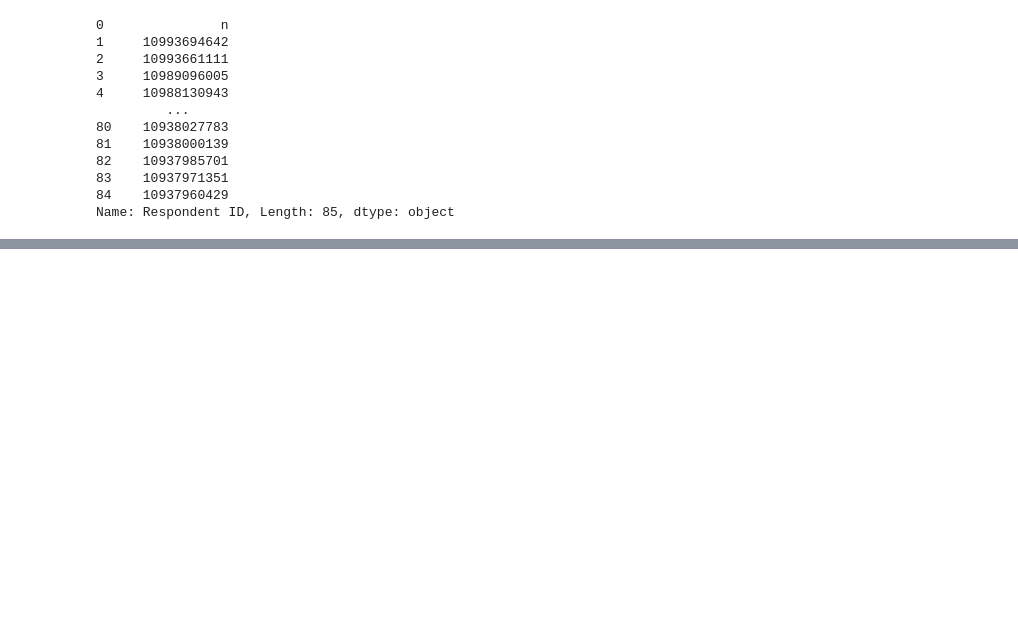
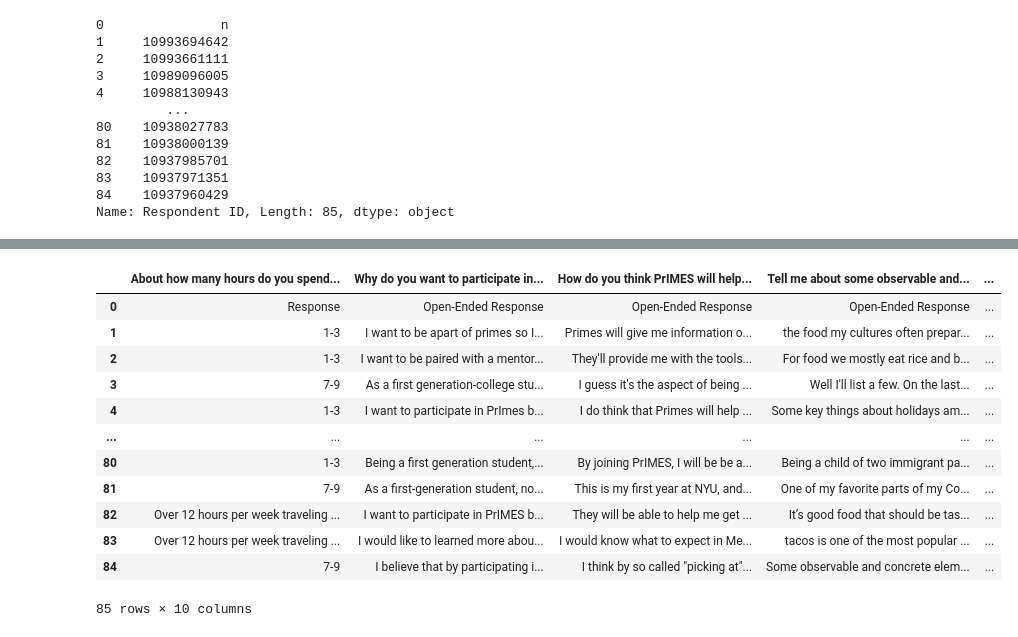
Before and after one commit to primesdev/assessment-grader, a Jupyter notebook: notebooks/survey-monkey-notebook.ipynb, the cells around one changed output, grey strips where cells are left out. Saved outputs shown, nothing was run; the diff lists cells and outputs as text; code cells hidden in the pictures; blank space fills up the shorter version.

```diff
--- a/notebooks/survey-monkey-notebook.ipynb
+++ b/notebooks/survey-monkey-notebook.ipynb
@@ -162,0 +217,16 @@ pandas.core.frame.DataFrame
+# %%
+data.iloc[:,20:30]
+# %% [output]
+|  | About how many hours do you spend... | Why do you want to participate in... | How do you think PrIMES will help... | Tell me about some observable and... | ... |
+| 0 | Response | Open-Ended Response | Open-Ended Response | Open-Ended Response | ... |
+| 1 | 1-3 | I want to be apart of primes so I... | Primes will give me information o... | the food my cultures often prepar... | ... |
+| 2 | 1-3 | I want to be paired with a mentor... | They'll provide me with the tools... | For food we mostly eat rice and b... | ... |
+| 3 | 7-9 | As a first generation-college stu... | I guess it's the aspect of being ... | Well I'll list a few. On the last... | ... |
+| 4 | 1-3 | I want to participate in PrImes b... | I do think that Primes will help ... | Some key things about holidays am... | ... |
+| ... | ... | ... | ... | ... | ... |
+| 80 | 1-3 | Being a first generation student,... | By joining PrIMES, I will be be a... | Being a child of two immigrant pa... | ... |
+| 81 | 7-9 | As a first-generation student, no... | This is my first year at NYU, and... | One of my favorite parts of my Co... | ... |
+| 82 | Over 12 hours per week traveling ... | I want to participate in PrIMES b... | They will be able to help me get ... | It’s good food that should be tas... | ... |
+| 83 | Over 12 hours per week traveling ... | I would like to learned more abou... | I would know what to expect in Me... | tacos is one of the most popular ... | ... |
+| 84 | 7-9 | I believe that by participating i... | I think by so called "picking at"... | Some observable and concrete elem... | ... |
+85 rows × 10 columns
```
Also changed, not shown: parts of 16 cells of this notebook, 1 other file.
